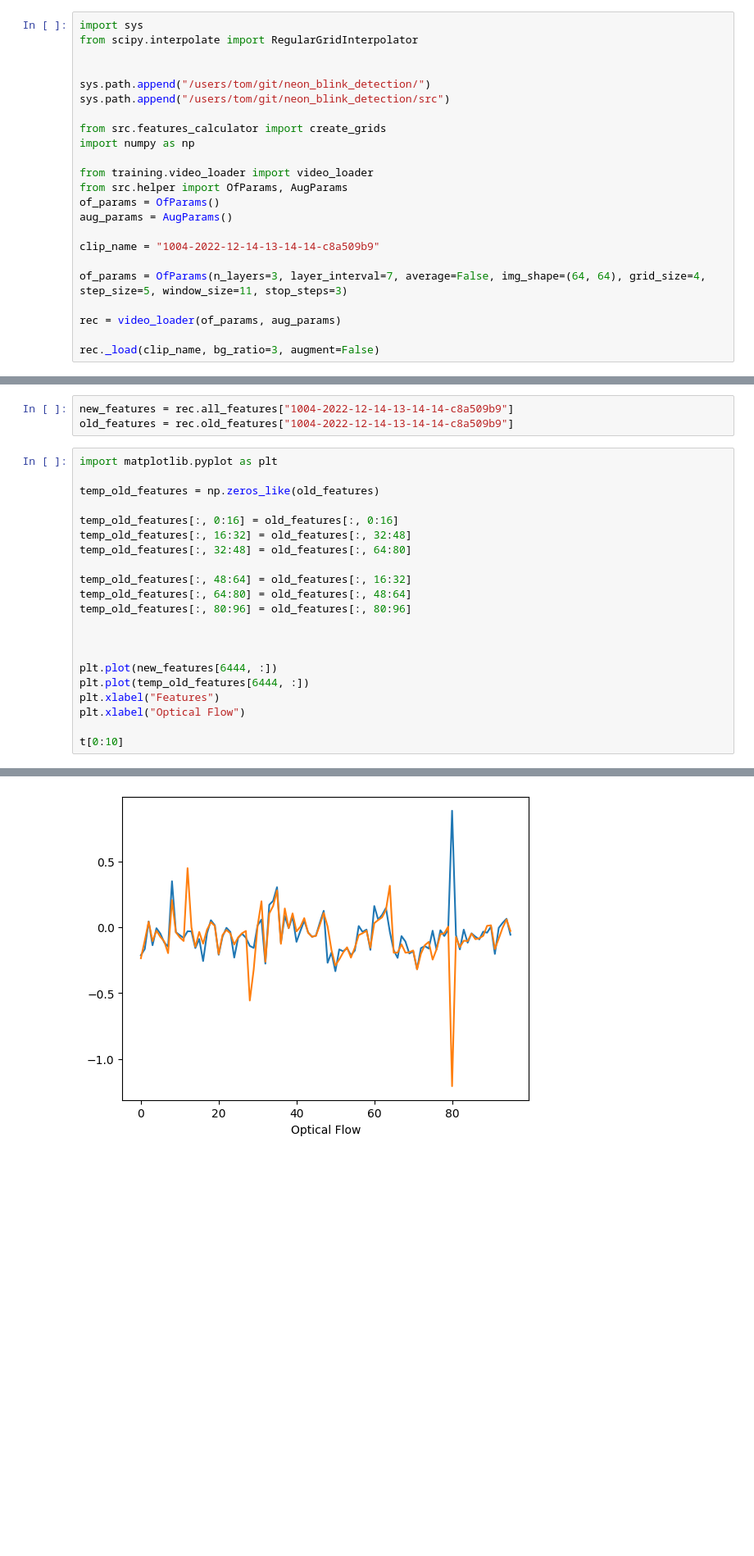
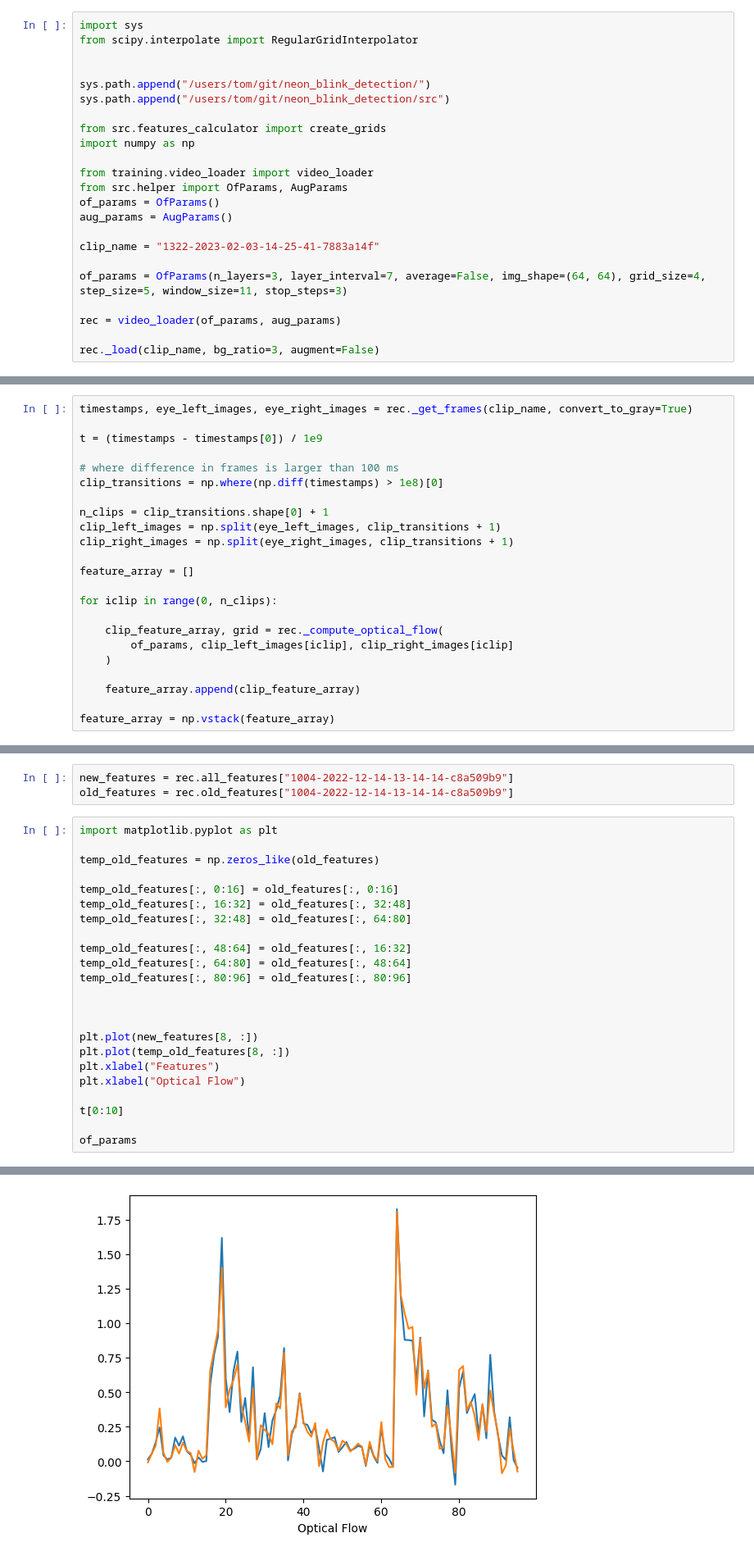
Before and after one commit to tpfffr/neon_blink_detection, a Jupyter notebook: notebooks/data_augmentation2.ipynb, the cells around one changed output, grey strips where cells are left out. Shown at 82% size. Cells and saved outputs as stored; diff of their text form; blank space fills up the shorter version.

```diff
--- a/notebooks/data_augmentation2.ipynb
+++ b/notebooks/data_augmentation2.ipynb
@@ -14,7 +14,7 @@ from src.helper import OfParams, AugParams
 of_params = OfParams()
 aug_params = AugParams()
 
-clip_name = "1004-2022-12-14-13-14-14-c8a509b9"
+clip_name = "1322-2023-02-03-14-25-41-7883a14f"
 
 of_params = OfParams(n_layers=3, layer_interval=7, average=False, img_shape=(64, 64), grid_size=4, step_size=5, window_size=11, stop_steps=3)
 
@@ -38,3 +40,26 @@ t = (timestamps - timestamps[0]) / 1e9
 
 of_left = np.reshape(feature_array[:, :400], (-1,20,20))
 of_right = np.reshape(feature_array[:, 400:], (-1,20,20))
+# %%
+timestamps, eye_left_images, eye_right_images = rec._get_frames(clip_name, convert_to_gray=True)
+
+t = (timestamps - timestamps[0]) / 1e9
+
+# where difference in frames is larger than 100 ms
+clip_transitions = np.where(np.diff(timestamps) > 1e8)[0]
+
+n_clips = clip_transitions.shape[0] + 1
+clip_left_images = np.split(eye_left_images, clip_transitions + 1)
+clip_right_images = np.split(eye_right_images, clip_transitions + 1)
+
+feature_array = []
+
+for iclip in range(0, n_clips):
+
+    clip_feature_array, grid = rec._compute_optical_flow(
+        of_params, clip_left_images[iclip], clip_right_images[iclip]
+    )
+
+    feature_array.append(clip_feature_array)
+
+feature_array = np.vstack(feature_array)
@@ -258,10 +369,12 @@ temp_old_features[:, 80:96] = old_features[:, 80:96]
 
 
 
-plt.plot(new_features[6444, :])
-plt.plot(temp_old_features[6444, :])
+plt.plot(new_features[8, :])
+plt.plot(temp_old_features[8, :])
 plt.xlabel("Features")
 plt.xlabel("Optical Flow")
 
 t[0:10]
+
+of_params
 # %% [output]
@@ -270,4 +382,4 @@ array([0.      , 0.005   , 0.01    , 0.015   , 0.02    , 0.025   ,
-[figure, old version]
+[figure, new version]
 # %%
 plt.plot(np.array([np.corrcoef(new_features[i, :], temp_old_features[i, :])[0, 1] for i in range(20095)]))
 # %% [output]
```
Also changed, not shown: parts of 21 cells of this notebook, 6 other files.
